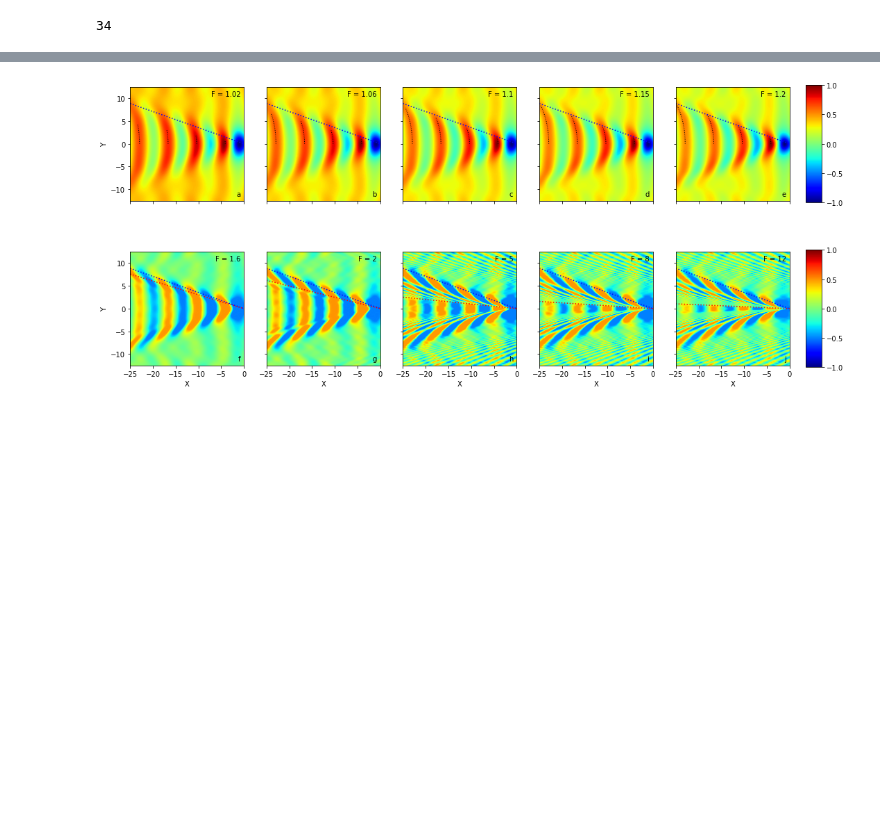
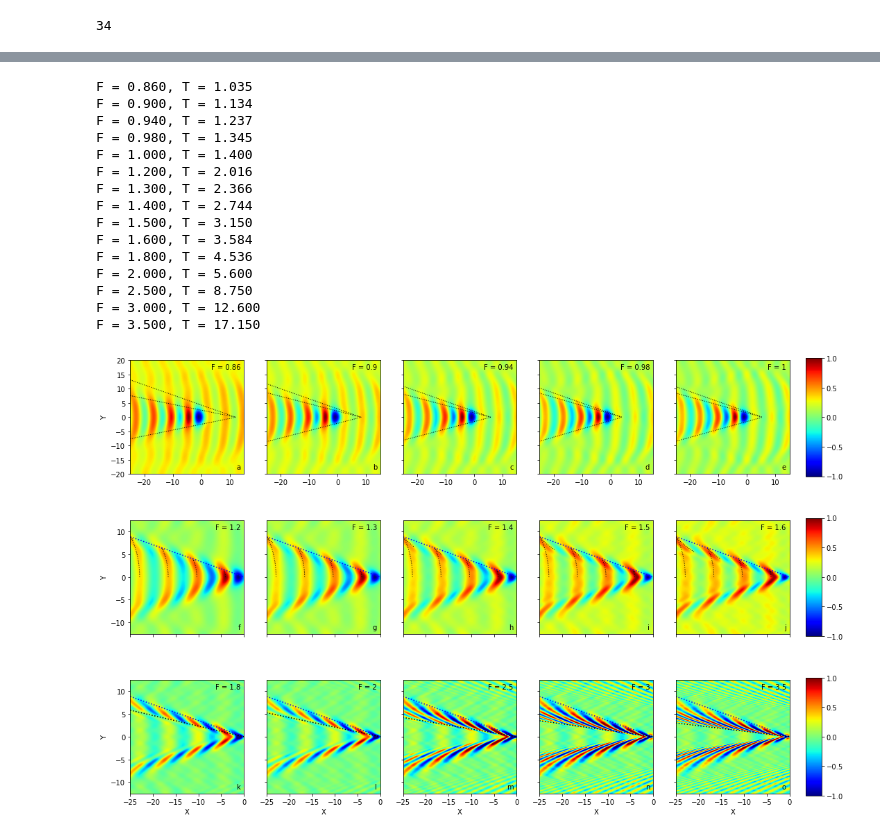
Before and after one commit to jcolen/kelvinmach, a Jupyter notebook: challenging_kelvin/GaussianPressureAnalysis.ipynb, the cells around one changed output, grey strips where cells are left out. Drawn from its saved outputs; the diff is of its cells as text; code cells hidden in the pictures; blank space fills up the shorter version.

```diff
--- a/challenging_kelvin/GaussianPressureAnalysis.ipynb
+++ b/challenging_kelvin/GaussianPressureAnalysis.ipynb
@@ -7,7 +7,7 @@ plt.rcParams['figure.facecolor'] = 'white'
 # %%
 def phi_in_gaussian(kx, ky, F4, l):
     k = np.sqrt(kx * kx + ky * ky)
-    return np.exp(-k*k / F4) / ((kx + l*1.0j) * (kx + l*1.0j) - k)
+    return k * np.exp(-k*k / F4) / ((kx + l*1.0j) * (kx + l*1.0j) - k)
 
 def calculate_wake(F, l=0.002, kmax=64, d=0.03125):
     k = np.arange(-kmax, kmax+d, d)
@@ -46,7 +46,7 @@ def draw_wake_plot(ax, x, phi, bound=None, scale=False):
         toshow = phi
     if scale:
         toshow -= avg
-        toshow = toshow / (ubound - lbound)
+        toshow = toshow / (ubound - lbound) * 2
         img = plt.imshow(toshow, extent=[-r, r, -r, r], \
                          interpolation='gaussian',
                          vmin=-1, vmax=1)
@@ -342,7 +307,6 @@ plt.show()
 # %%
-#fins = [4*np.sqrt(2), 8, 8*np.sqrt(2), 16]
-fins = [5, 8, 12, 16]
-kmaxs = [256, 256, 256, 512]
+fins = [2.5, 3, 3.5, 4, 5]
+kmaxs = [256, 256, 256, 256, 256]
 nins = len(fins)
 pins = []
 xins = []
@@ -359,9 +323,0 @@ F = 16.000000 done
-# %%
-fins[0] = 5
-x, p = calculate_wake(fins[0], kmax=kmaxs[0], d=delta, l=lambd)
-xins[0] = np.real(x)
-pins[0] = np.real(p)
-fins[2] = 12
-x, p = calculate_wake(fins[2], kmax=kmaxs[0], d=delta, l=lambd)
-xins[2] = np.real(x)
-pins[2] = np.real(p)
@@ -374,14 +324,27 @@ plt.show()
 # %%
-rows = np.array([[1.02, 1.06, 1.1, 1.15, 1.2],
-        [1.6, 2, 5, 8, 12]])
-row2bs = np.array([2.5, 2, 1.25, 1.25, 1.25])
+slps = [slopes[0], slopes[2]-0.05, slopes[4], slopes[6], slopes[7]]
+xnts = [xints[0], xints[2]+2., xints[4], xints[6], xints[7]]
+xbounds0 = [-25, 15]
+ybounds0 = [-20, 20]
+rows = np.array([[0.86, 0.90, 0.94, 0.98, 1.0],
+                 [1.02, 1.06, 1.1, 1.15, 1.2],
+                 [1.6, 2, 3, 4, 5]])
+row2bs = np.array([2.5, 2, 1.5, 1.0, 0.75])
+row2bs = np.array([8, 8, 5, 3, 1.5])
+rows = np.array([[0.86, 0.90, 0.94, 0.98, 1.0],
+                  [1.2, 1.3, 1.4, 1.5, 1.6],
+                  [1.8, 2, 2.5, 3, 3.5]])
+row2bs = np.array([8, 8, 5, 4, 4])
+
 
 xbounds = [-25, 0]
 ybounds = [-12.5, 12.5]
 npy, npx = rows.shape
 
-fig = plt.figure(figsize=(16, 8))
-axs, imgs = [None, None], [None, None]
+a = 1.4
+
+fig = plt.figure(figsize=(16, 12))
+axs, imgs = [None, None, None], [None, None, None]
 label = 'a'
 for j in range(npy):
     for i in range(npx):
@@ -400,41 +363,64 @@ for j in range(npy):
                     horizontalalignment='right',
                     verticalalignment='bottom')
         label = chr(ord(label) + 1)
+        T = a * fr * fr
+        print('F = %.3f, T = %.3f' % (fr, T))
         if j == 0:
             img = draw_wake_plot(ax, xvals[ind], phis[ind], scale=False)
-            t = np.linspace(1, fr* fr, 10000)
+            ax.set_xlim(xbounds0)
+            ax.set_ylim(ybounds0)
+            draw_slope_xint(ax, slps[i], xnts[i], xbounds0[0], full=True)
+            draw_slope_xint(ax, -1./np.sqrt(8), xnts[i], xbounds0[0])
+        elif j == 1:
+            img = draw_wake_plot(ax, xvals[ind], phis[ind], scale=False)
+            t = np.linspace(1, T, 10000)
             draw_parametric_wake(ax, 4, t, color='black')
             draw_kelvin_angle(ax, xvals[ind])
             #Clear tick labels
             nlbls = len(ax.get_xticklabels())
             ax.set_xticklabels([''] * nlbls)
-        elif j == 1:
+        elif j == 2:
             if fr in froudes:
                 img = draw_wake_plot(ax, xvals[ind], phis[ind], bound=row2bs[i], scale=True)
                 draw_kelvin_angle(ax, xvals[ind])
-                draw_inner_angle(ax, xvals[ind], fr * fr, color='red')
+                draw_inner_angle(ax, xvals[ind], T, color='black')
             else:
                 img = draw_wake_plot(ax, xins[ind], pins[ind], bound=row2bs[i], scale=True)
                 draw_kelvin_angle(ax, xins[ind])
-                draw_inner_angle(ax, xins[ind], fr * fr, color='red')
+                draw_inner_angle(ax, xins[ind], T, color='black')
             ax.set_xlabel('X')
 
         if i == 0:
             ax.set_ylabel('Y')
         else:
             #Clear tick labels
             nlbls = len(ax.get_yticklabels())
             ax.set_yticklabels([''] * nlbls)
         axs[j] = ax
         imgs[j] = img
 
 #Add colorbars
 fig.subplots_adjust(right=0.95)
 for j in range(npy):
     bb = axs[j].get_position().bounds
-    cbar_ax = fig.add_axes([0.97, bb[1]+0.025, 0.02, bb[3]-0.05])
+    cbar_ax = fig.add_axes([0.97, bb[1]+0.0125, 0.02, bb[3]-0.025])
     fig.colorbar(imgs[j], cax=cbar_ax, ticks=[-1, -0.5, 0, 0.5, 1.0])
 
 plt.show()
 # %% [output]
+F = 0.860, T = 1.035
+F = 0.900, T = 1.134
+F = 0.940, T = 1.237
+F = 0.980, T = 1.345
+F = 1.000, T = 1.400
+F = 1.200, T = 2.016
+F = 1.300, T = 2.366
+F = 1.400, T = 2.744
+F = 1.500, T = 3.150
+F = 1.600, T = 3.584
+F = 1.800, T = 4.536
+F = 2.000, T = 5.600
+F = 2.500, T = 8.750
+F = 3.000, T = 12.600
+F = 3.500, T = 17.150
-[figure, old version]
+[figure, new version]
```
Also changed, not shown: parts of 7 cells of this notebook, 3 other files.
